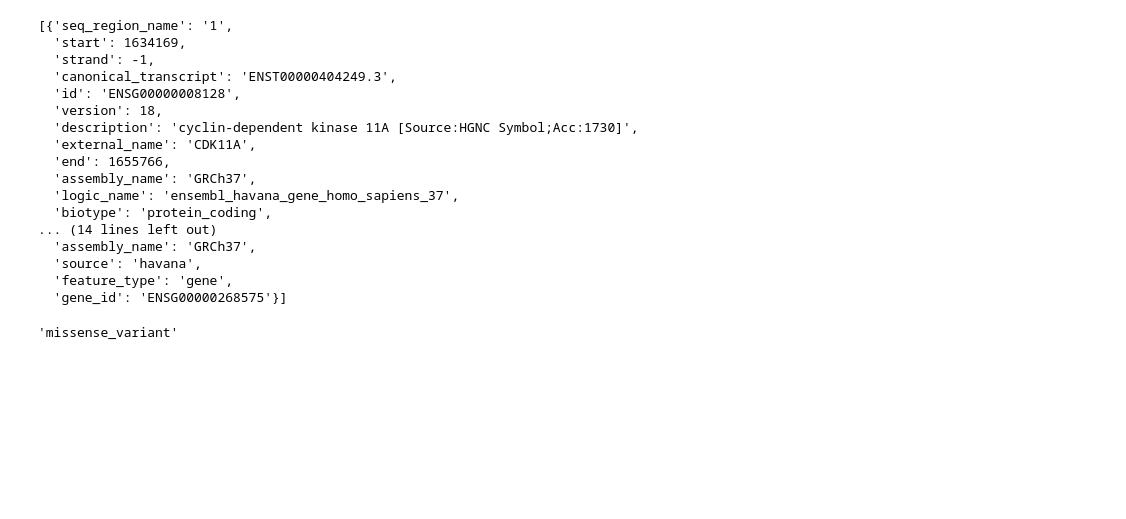
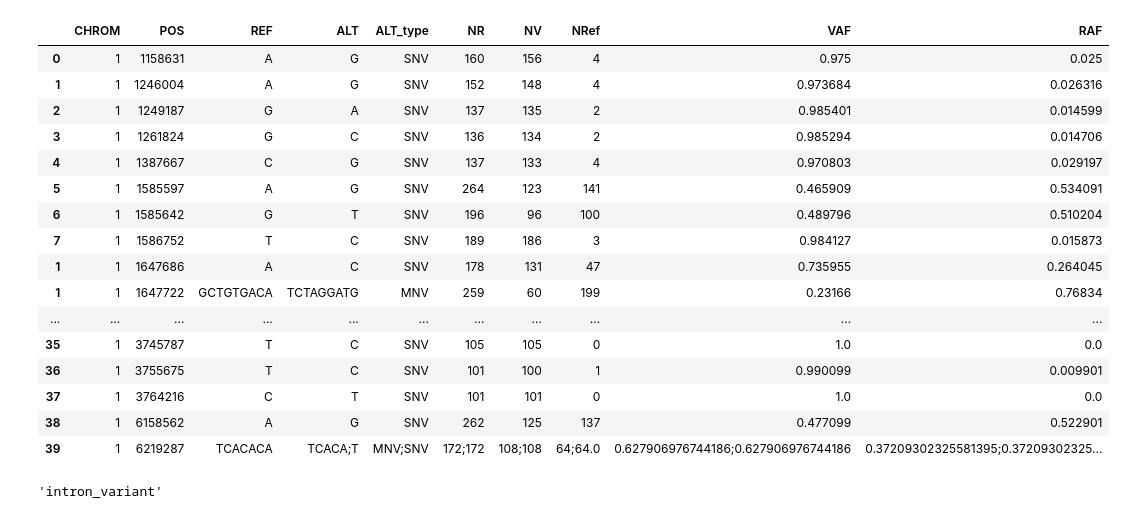
Before and after one commit to codyheiser/tempus_tech_challenge, a Jupyter notebook: prototype.ipynb, the cells around one changed output. Cells and saved outputs as stored; diff of their text form; code cells hidden in the pictures; blank space fills up the shorter version.

```diff
--- a/prototype.ipynb
+++ b/prototype.ipynb
@@ -105,14 +3,0 @@ out_df.to_csv("test_annotations.csv", index=False)
-# %%
-%%time
-
-out = []
-vcf_read = vcf.Reader(open("test_vcf_data.txt", "r"))
-
-for i, record in enumerate(vcf_read):
-    if i < 10:
-        print(record, end = "\n\n")
-        out.append(process_record(record, i))
-    else:
-        break
-
-print("\nDone! Total records: {}".format(i))
@@ -169,11 +14,15 @@ out_df = pd.DataFrame()  # initialize empty dataframe
 vcf_read = vcf.Reader(open("test_vcf_data.txt", "r"))
 
 for i, record in enumerate(vcf_read):
-    if i < 30:
+    if i < 40:  # only look through first few records for manageable output
         print(record, end = "\n\n")
 
         # unpack record into dictionary of depth 1
         record_unpacked = unpack_dict(record.__dict__)
+
+        # unpack ALT allele objects
+        record_unpacked = extract_alt(record_unpacked, alt_obj=record.ALT, alt_key="ALT")
+
         # unpack model._Call object
         call_dict = unpack_dict(
             extract_call(record_unpacked["samples"], format_str=record_unpacked["FORMAT"]),
@@ -183,14 +32,6 @@ for i, record in enumerate(vcf_read):
         del record_unpacked["FORMAT"]
         # merge dicts
         record_unpacked = {**record_unpacked, **call_dict}
-
-        # unpack ALT
-        record_unpacked = extract_alt(record_unpacked, alt_key="ALT")
-        # split multiple vals
-        if ";" in record_unpacked["ALT"]:
-            split_vals(record_unpacked, "ALT", list_delim=";")
-            split_vals(record_unpacked, "NR", list_delim=";")
-            split_vals(record_unpacked, "NV", list_delim=";")
 
         # get gene where mutation is
         overlap_dict = overlap_get(record)
@@ -234,7 +75,9 @@ for i, record in enumerate(vcf_read):
         # add to out_df
         out_df = pd.concat([out_df, pd.DataFrame(record_unpacked, index=[i])])
     else:
-        break
+        break  # after n loops, quit to look at output
+
+calc_frequencies(out_df)  # calculate allele frequencies
 
 print("\nDone! Total records: {}".format(i))
 # %% [output]
@@ -279,27 +101,27 @@ out_df
-# %%
-overlap_dict
-# %% [output]
-[{'seq_region_name': '1',
-  'start': 1634169,
-  'strand': -1,
-  'canonical_transcript': 'ENST00000404249.3',
-  'id': 'ENSG00000008128',
-  'version': 18,
-  'description': 'cyclin-dependent kinase 11A [Source:HGNC Symbol;Acc:1730]',
-  'external_name': 'CDK11A',
-  'end': 1655766,
-  'assembly_name': 'GRCh37',
-  'logic_name': 'ensembl_havana_gene_homo_sapiens_37',
-  'biotype': 'protein_coding',
-... (14 lines left out)
-  'assembly_name': 'GRCh37',
-  'source': 'havana',
-  'feature_type': 'gene',
-  'gene_id': 'ENSG00000268575'}]
+# %%
+out_df[["CHROM","POS","REF","ALT","ALT_type","NR","NV","NRef","VAF","RAF"]]
+# %% [output]
+|  | CHROM | POS | REF | ALT | ALT_type | NR | NV | NRef | VAF | RAF |
+| 0 | 1 | 1158631 | A | G | SNV | 160 | 156 | 4 | 0.975 | 0.025 |
+| 1 | 1 | 1246004 | A | G | SNV | 152 | 148 | 4 | 0.973684 | 0.026316 |
+| 2 | 1 | 1249187 | G | A | SNV | 137 | 135 | 2 | 0.985401 | 0.014599 |
+| 3 | 1 | 1261824 | G | C | SNV | 136 | 134 | 2 | 0.985294 | 0.014706 |
+| 4 | 1 | 1387667 | C | G | SNV | 137 | 133 | 4 | 0.970803 | 0.029197 |
+| 5 | 1 | 1585597 | A | G | SNV | 264 | 123 | 141 | 0.465909 | 0.534091 |
+| 6 | 1 | 1585642 | G | T | SNV | 196 | 96 | 100 | 0.489796 | 0.510204 |
+| 7 | 1 | 1586752 | T | C | SNV | 189 | 186 | 3 | 0.984127 | 0.015873 |
+| 1 | 1 | 1647686 | A | C | SNV | 178 | 131 | 47 | 0.735955 | 0.264045 |
+| 1 | 1 | 1647722 | GCTGTGACA | TCTAGGATG | MNV | 259 | 60 | 199 | 0.23166 | 0.76834 |
+| ... | ... | ... | ... | ... | ... | ... | ... | ... | ... | ... |
+| 35 | 1 | 3745787 | T | C | SNV | 105 | 105 | 0 | 1.0 | 0.0 |
+| 36 | 1 | 3755675 | T | C | SNV | 101 | 100 | 1 | 0.990099 | 0.009901 |
+| 37 | 1 | 3764216 | C | T | SNV | 101 | 101 | 0 | 1.0 | 0.0 |
+| 38 | 1 | 6158562 | A | G | SNV | 262 | 125 | 137 | 0.477099 | 0.522901 |
+| 39 | 1 | 6219287 | TCACACA | TCACA;T | MNV;SNV | 172;172 | 108;108 | 64;64.0 | 0.627906976744186;0.627906976744186 | 0.37209302325581395;0.37209302325... |
 # %%
 vep_dict["most_severe_consequence"]
 # %% [output]
-'missense_variant'
+'intron_variant'
 # %%
 [vep_dict["transcript_consequences"][x]["gene_symbol"] for x in range(len(vep_dict["transcript_consequences"]))]
 # %% [output]
```
Also changed, not shown: parts of 41 cells of this notebook, 4 other files.
